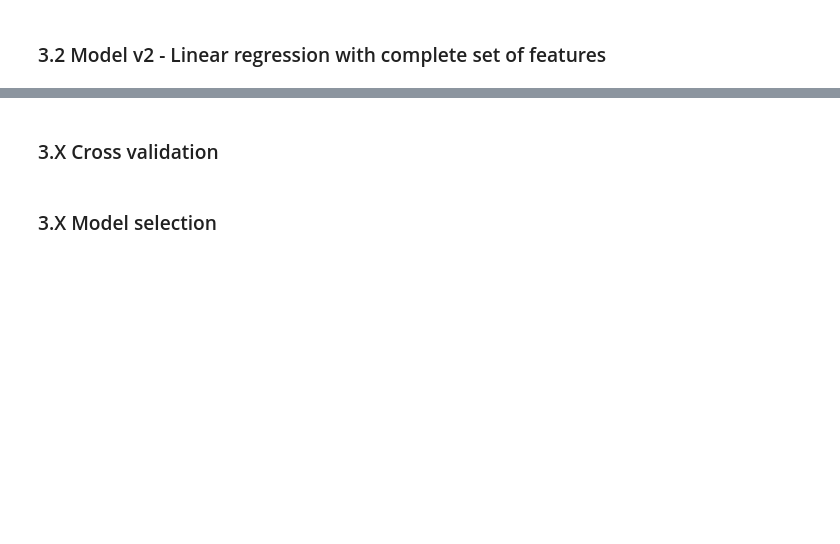
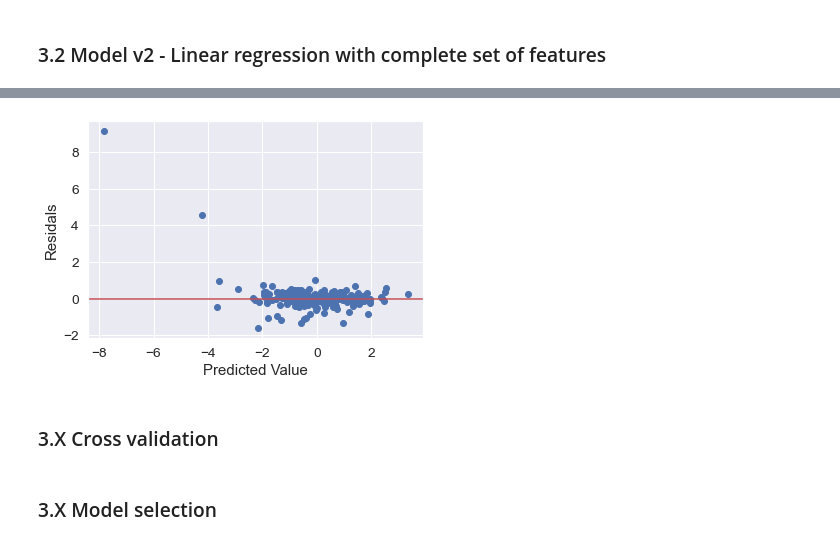
Before and after one commit to Sean-Koval/207-project-home-price, a Jupyter notebook: notebooks/baseline.ipynb, the cells around one changed output, grey strips where cells are left out. Saved outputs shown, nothing was run; the diff lists cells and outputs as text; code cells hidden in the pictures; blank space fills up the shorter version.

```diff
--- a/notebooks/baseline.ipynb
+++ b/notebooks/baseline.ipynb
@@ -459,6 +472,10 @@ $$R^2 \text{ for our initial linear regression model is } 0.95$$
 The mean absolute error is 0.26.
 The mean squared error is 0.47.
 The root mean squared error is 0.68.
+# %%
+plot_residual(y_pred, y_test)
+# %% [output]
+[figure, added]
 # %% [markdown]
 ### 3.X Cross validation
 # %%
```
Also changed, not shown: parts of 10 cells of this notebook.
